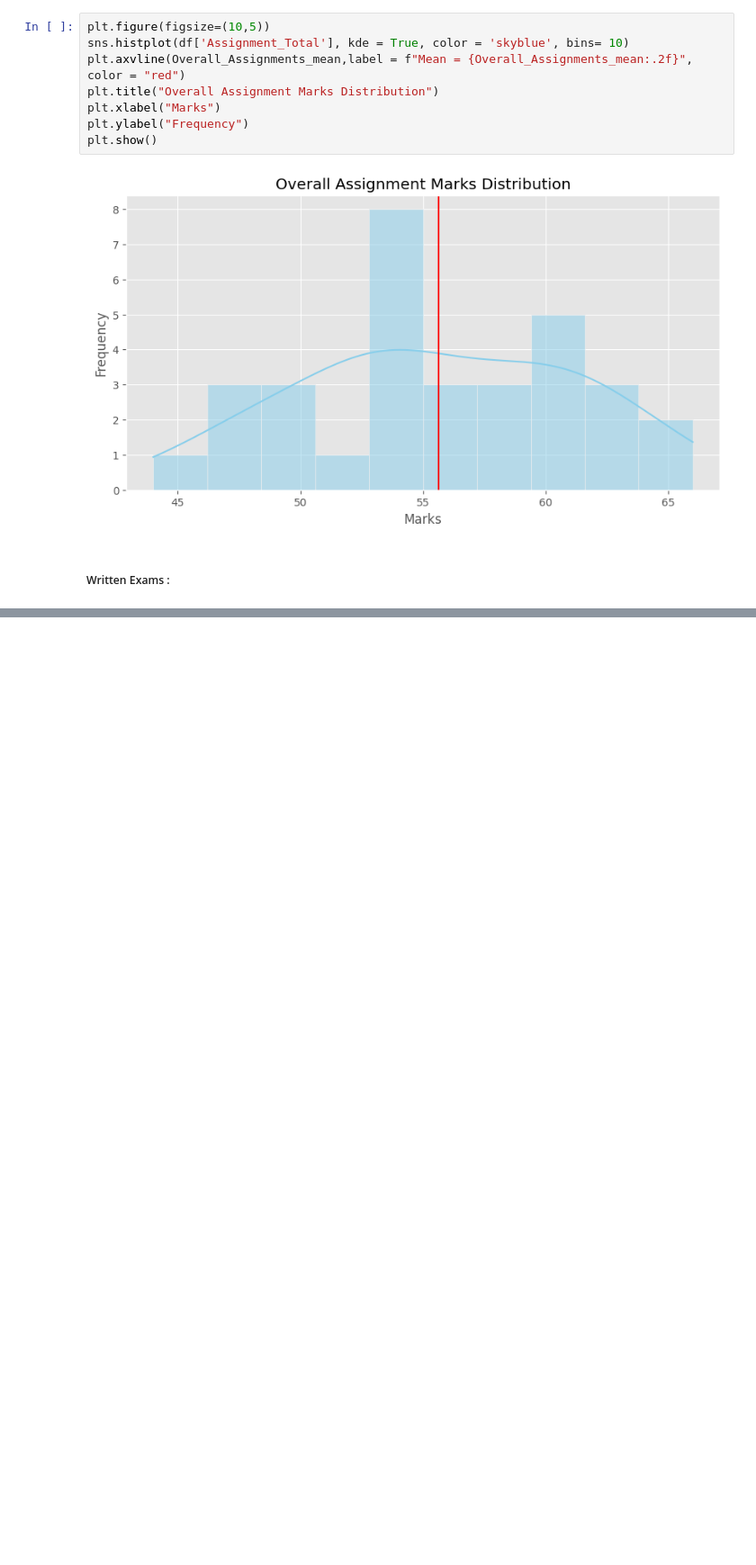
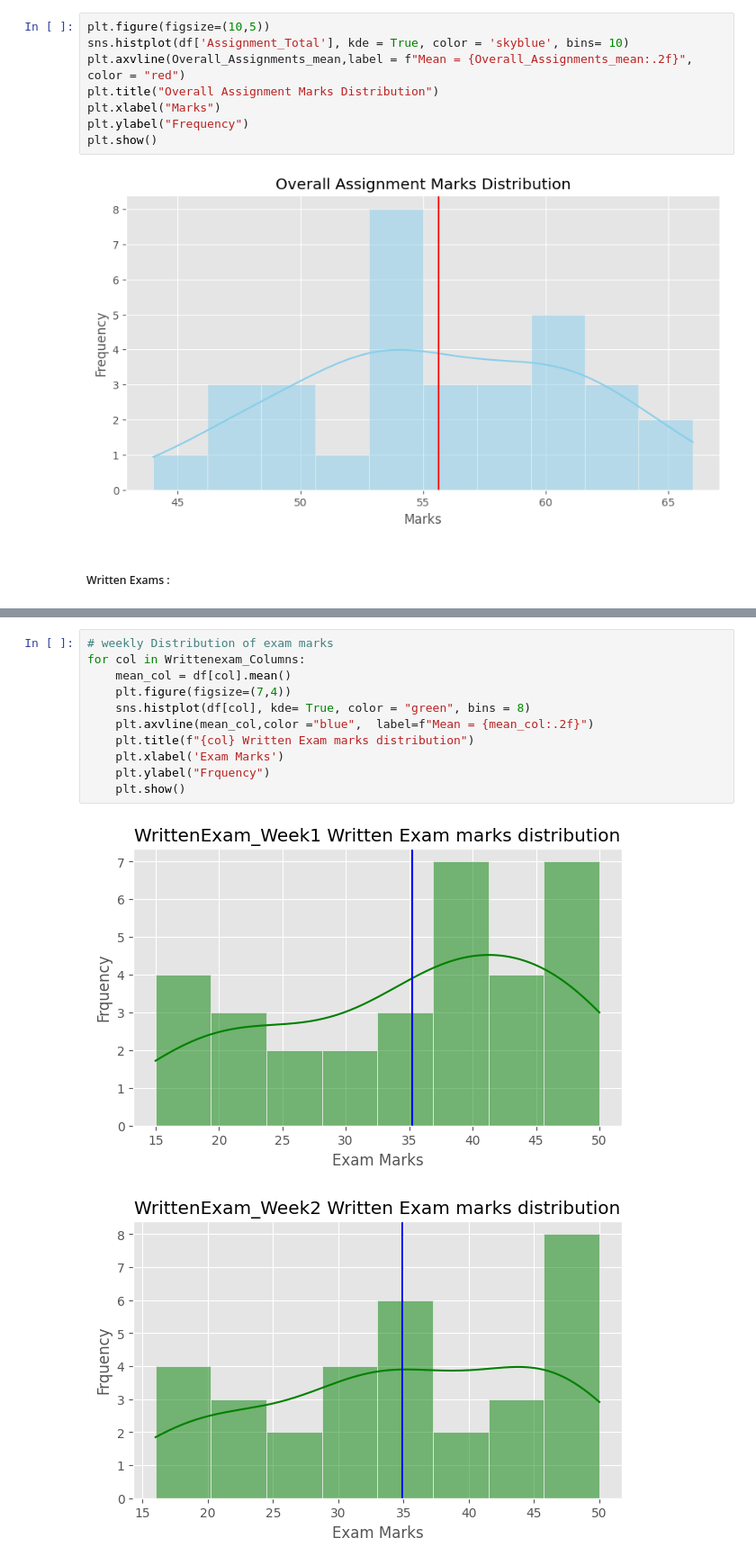
Before and after one commit to MrQuestionbank/Python-Course-Work, a Jupyter notebook: Projects/Data_Analytics_Projects/Students_Analysis.ipynb, the cells around one changed output, grey strips where cells are left out. Shown: that part at 90% size. Cells and saved outputs as stored; diff of their text form; blank space fills up the shorter version.

```diff
--- a/Projects/Data_Analytics_Projects/Students_Analysis.ipynb
+++ b/Projects/Data_Analytics_Projects/Students_Analysis.ipynb
@@ -276,0 +334,14 @@ Overall kurtosis of exam marks : -0.38754994885292593
+# %%
+# weekly Distribution of exam marks
+for col in Writtenexam_Columns:
+    mean_col = df[col].mean()
+    plt.figure(figsize=(7,4))
+    sns.histplot(df[col], kde= True, color = "green", bins = 8)
+    plt.axvline(mean_col,color ="blue",  label=f"Mean = {mean_col:.2f}")
+    plt.title(f"{col} Written Exam marks distribution")
+    plt.xlabel('Exam Marks')
+    plt.ylabel("Frquency")
+    plt.show()
+# %% [output]
+[figure, added]
+[figure, added]
```
Also changed, not shown: parts of 14 cells of this notebook, 2 other files.
